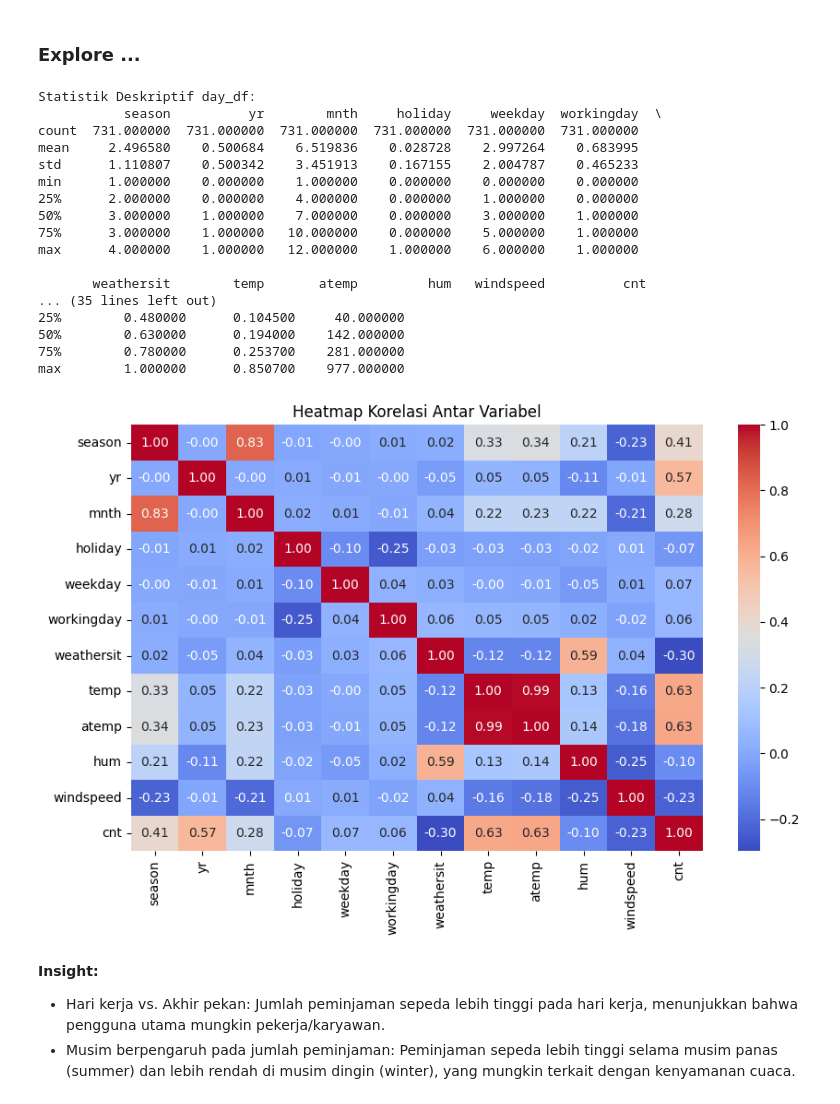
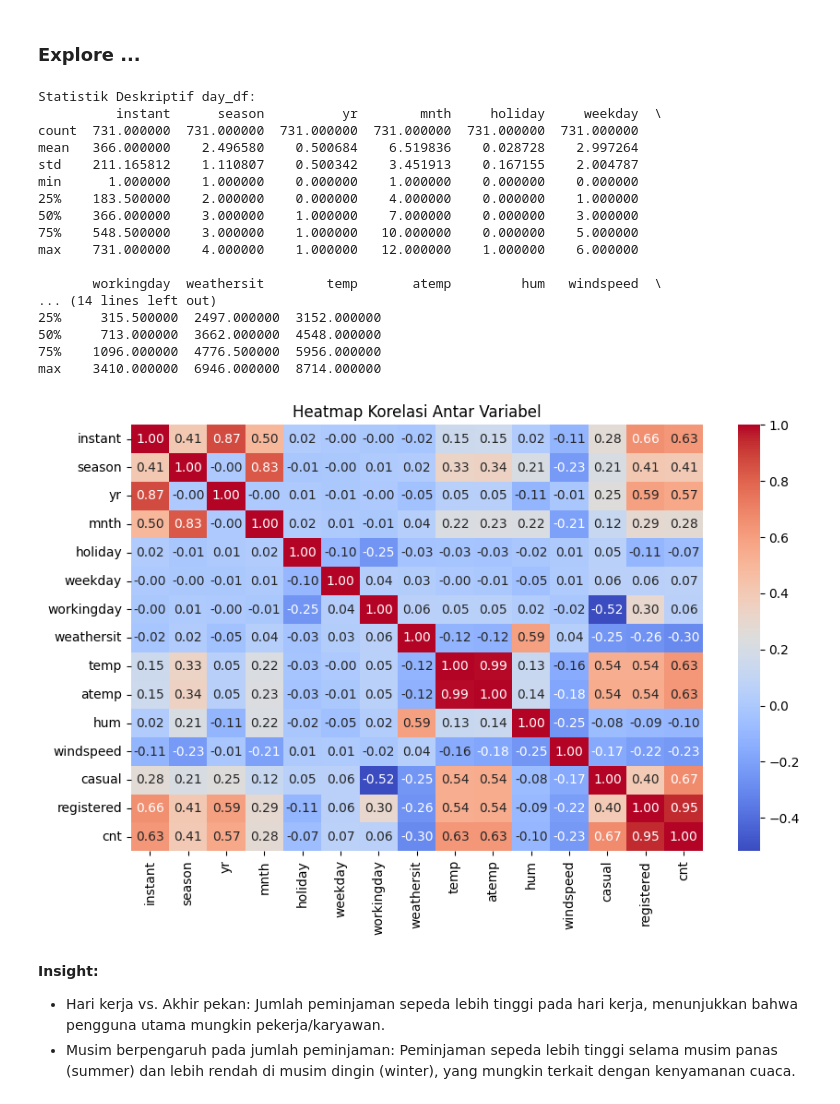
Before and after one commit to Sholahuddinoob/Bike-Sharing-Dataset, a Jupyter notebook: notebook.ipynb, the cells around one changed output. Saved outputs shown, nothing was run; the diff lists cells and outputs as text; code cells hidden in the pictures.

```diff
--- a/notebook.ipynb
+++ b/notebook.ipynb
@@ -151,37 +151,44 @@ dtype: int64
 # %% [markdown]
 ### Explore ...
 # %%
-# Menampilkan statistik deskriptif
+import seaborn as sns
+import matplotlib.pyplot as plt
+import pandas as pd
+
+# Load dataset
+day_df = pd.read_csv('day.csv')
+
+# 🔹 **1. Tampilkan Statistik Deskriptif**
 print("\nStatistik Deskriptif day_df:")
 print(day_df.describe())
 
-print("\nStatistik Deskriptif hour_df:")
-print(hour_df.describe())
+# 🔹 **2. Filter hanya kolom numerik sebelum menghitung korelasi**
+numeric_df = day_df.select_dtypes(include=["number"])  # Ambil hanya kolom numerik
 
-# Korelasi antar variabel dalam dataset harian
+# 🔹 **3. Heatmap Korelasi Antar Variabel (Perbaikan)**
 plt.figure(figsize=(10, 6))
-sns.heatmap(day_df.corr(), annot=True, cmap="coolwarm", fmt=".2f")
+sns.heatmap(numeric_df.corr(), annot=True, cmap="coolwarm", fmt=".2f")  # Gunakan hanya kolom numerik
 plt.title("Heatmap Korelasi Antar Variabel")
 plt.show()
 # %% [output]
 Statistik Deskriptif day_df:
-           season          yr        mnth     holiday     weekday  workingday  \
+          instant      season          yr        mnth     holiday     weekday  \
 count  731.000000  731.000000  731.000000  731.000000  731.000000  731.000000
-mean     2.496580    0.500684    6.519836    0.028728    2.997264    0.683995
-std      1.110807    0.500342    3.451913    0.167155    2.004787    0.465233
-min      1.000000    0.000000    1.000000    0.000000    0.000000    0.000000
-25%      2.000000    0.000000    4.000000    0.000000    1.000000    0.000000
-50%      3.000000    1.000000    7.000000    0.000000    3.000000    1.000000
-75%      3.000000    1.000000   10.000000    0.000000    5.000000    1.000000
-max      4.000000    1.000000   12.000000    1.000000    6.000000    1.000000
+mean   366.000000    2.496580    0.500684    6.519836    0.028728    2.997264
+std    211.165812    1.110807    0.500342    3.451913    0.167155    2.004787
+min      1.000000    1.000000    0.000000    1.000000    0.000000    0.000000
+25%    183.500000    2.000000    0.000000    4.000000    0.000000    1.000000
+50%    366.000000    3.000000    1.000000    7.000000    0.000000    3.000000
+75%    548.500000    3.000000    1.000000   10.000000    0.000000    5.000000
+max    731.000000    4.000000    1.000000   12.000000    1.000000    6.000000
 
-       weathersit        temp       atemp         hum   windspeed          cnt
-... (35 lines left out)
-25%        0.480000      0.104500     40.000000
-50%        0.630000      0.194000    142.000000
-75%        0.780000      0.253700    281.000000
-max        1.000000      0.850700    977.000000
+       workingday  weathersit        temp       atemp         hum   windspeed  \
+... (14 lines left out)
+25%     315.500000  2497.000000  3152.000000
+50%     713.000000  3662.000000  4548.000000
+75%    1096.000000  4776.500000  5956.000000
+max    3410.000000  6946.000000  8714.000000
-[figure, old version]
+[figure, new version]
 # %% [markdown]
 **Insight:**
 - Hari kerja vs. Akhir pekan: Jumlah peminjaman sepeda lebih tinggi pada hari kerja, menunjukkan bahwa pengguna utama mungkin pekerja/karyawan.
```
Also changed, not shown: parts of 2 cells of this notebook.
